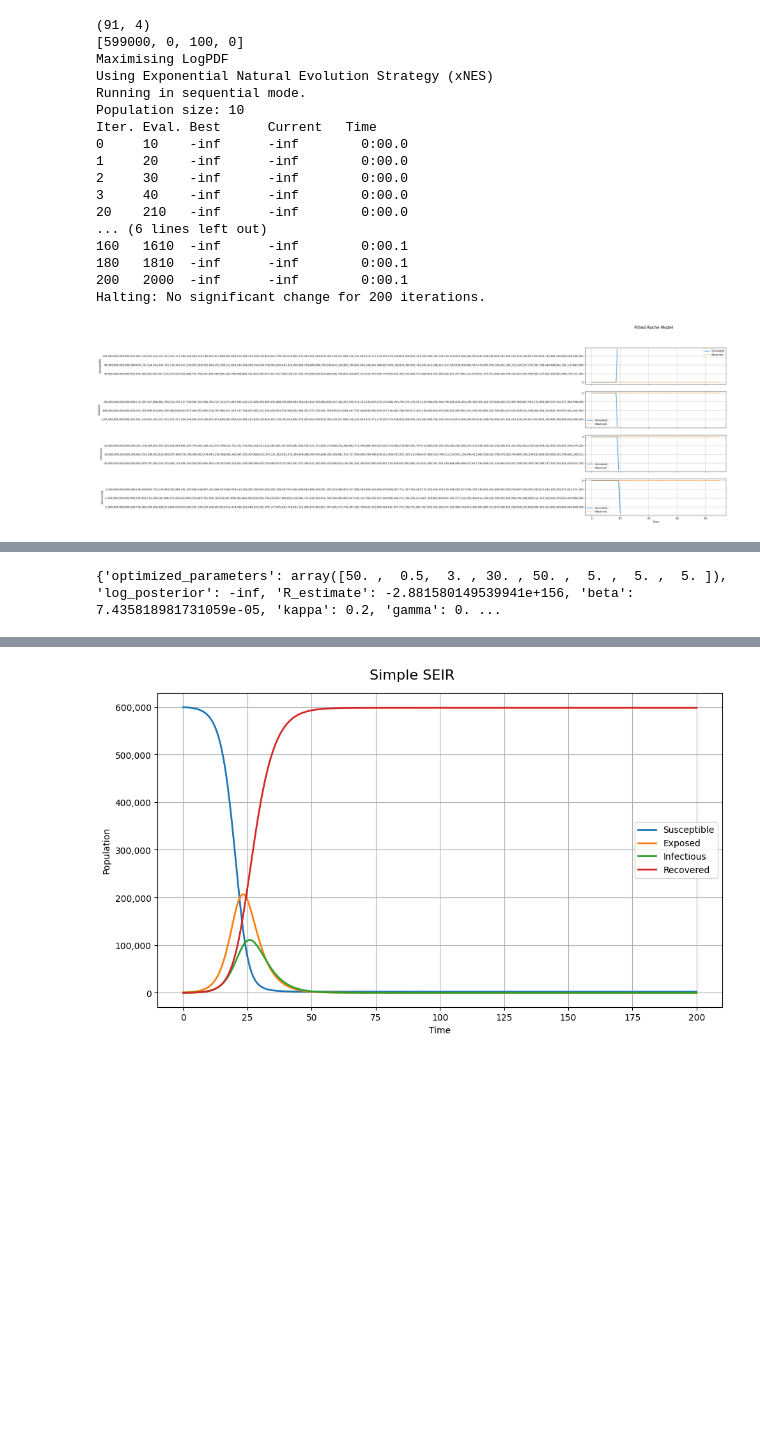
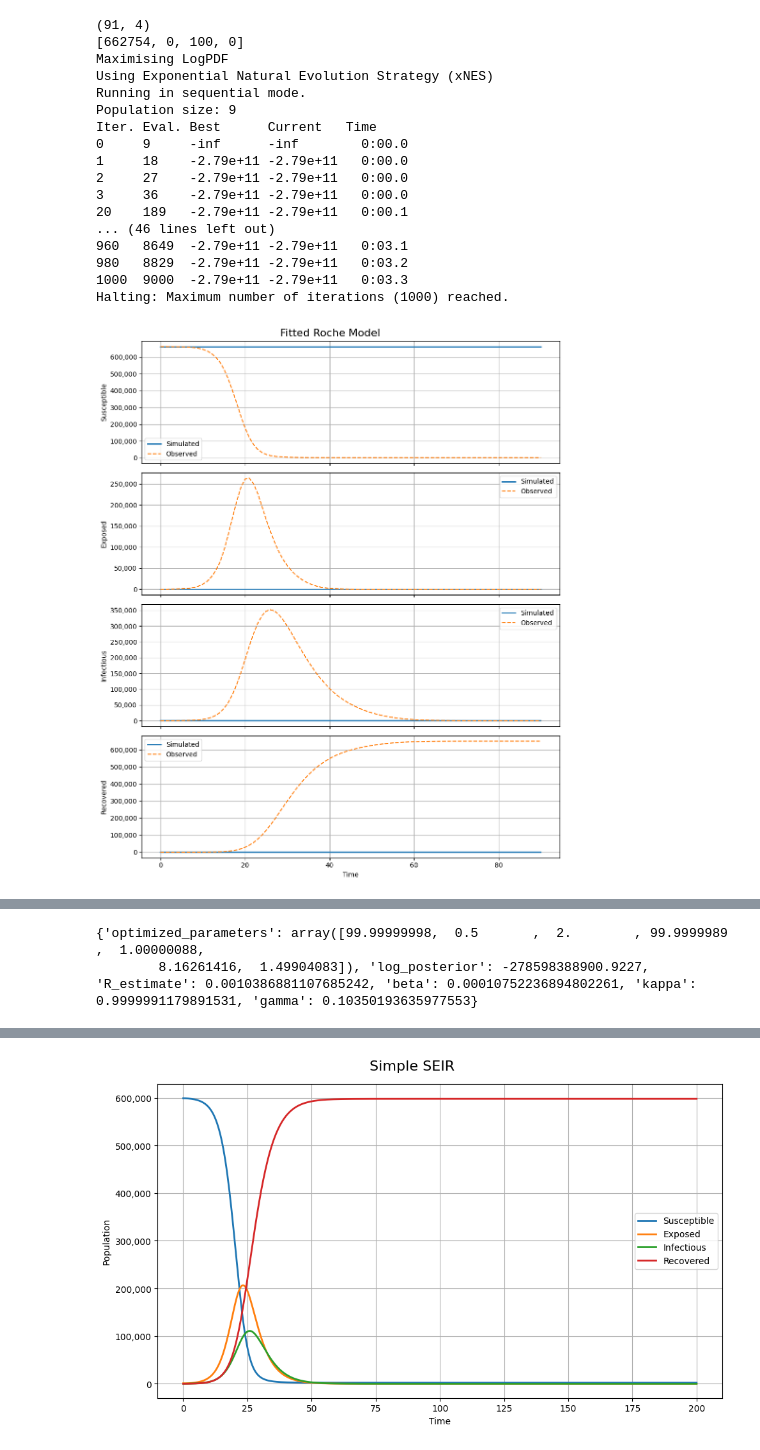
Before and after one commit to Kemuk/first_rotation, a Jupyter notebook: roche_vs_SEIR.ipynb, the cells around one changed output, grey strips where cells are left out. Drawn from its saved outputs; the diff is of its cells as text; code cells hidden in the pictures; blank space fills up the shorter version.

Commit message:
Graphs look better

```diff
--- a/roche_vs_SEIR.ipynb
+++ b/roche_vs_SEIR.ipynb
@@ -39,27 +39,27 @@ Halting: No significant change for 200 iterations.
 # %%
 # Roche model
 model = RocheModel(initial_conditions)
 print(observed.shape)
 print(initial_conditions)
 times = np.arange(91)
-result = model.fit_with_pints(times, observed, x0 = [50, 0.5, 3.0, 30, 50, 5, 5, 5])
+result = model.fit_with_pints(times, observed, x0 = [50, 0.5, 3.0, 50, 5, 5, 5])
 print(result)
 # %% [output]
 (91, 4)
-[599000, 0, 100, 0]
+[662754, 0, 100, 0]
 Maximising LogPDF
 Using Exponential Natural Evolution Strategy (xNES)
 Running in sequential mode.
-Population size: 10
+Population size: 9
 Iter. Eval. Best      Current   Time
-0     10    -inf      -inf        0:00.0
-1     20    -inf      -inf        0:00.0
-2     30    -inf      -inf        0:00.0
-3     40    -inf      -inf        0:00.0
-20    210   -inf      -inf        0:00.0
-... (6 lines left out)
-160   1610  -inf      -inf        0:00.1
-180   1810  -inf      -inf        0:00.1
-200   2000  -inf      -inf        0:00.1
-Halting: No significant change for 200 iterations.
+0     9     -inf      -inf        0:00.0
+1     18    -2.79e+11 -2.79e+11   0:00.0
+2     27    -2.79e+11 -2.79e+11   0:00.0
+3     36    -2.79e+11 -2.79e+11   0:00.0
+20    189   -2.79e+11 -2.79e+11   0:00.1
+... (46 lines left out)
+960   8649  -2.79e+11 -2.79e+11   0:03.1
+980   8829  -2.79e+11 -2.79e+11   0:03.2
+1000  9000  -2.79e+11 -2.79e+11   0:03.3
+Halting: Maximum number of iterations (1000) reached.
-[figure, old version]
+[figure, new version]
@@ -67,4 +67,5 @@ Halting: No significant change for 200 iterations.
-{'optimized_parameters': array([50. ,  0.5,  3. , 30. , 50. ,  5. ,  5. ,  5. ]), 'log_posterior': -inf, 'R_estimate': -2.881580149539941e+156, 'beta': 7.435818981731059e-05, 'kappa': 0.2, 'gamma': 0. ...
+{'optimized_parameters': array([99.99999998,  0.5       ,  2.        , 99.9999989 ,  1.00000088,
+        8.16261416,  1.49904083]), 'log_posterior': -278598388900.9227, 'R_estimate': 0.0010386881107685242, 'beta': 0.00010752236894802261, 'kappa': 0.9999991179891531, 'gamma': 0.10350193635977553}
 # %%
 # Minimal test without loading data
 initial_conditions = [599000, 0, 100, 0]
```
Also changed, not shown: parts of 3 cells of this notebook, 1 other file.
